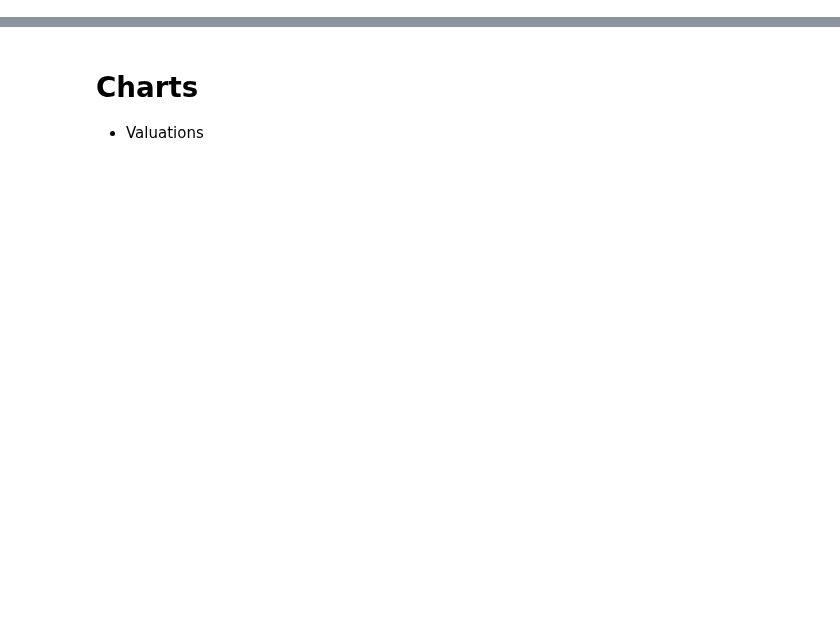
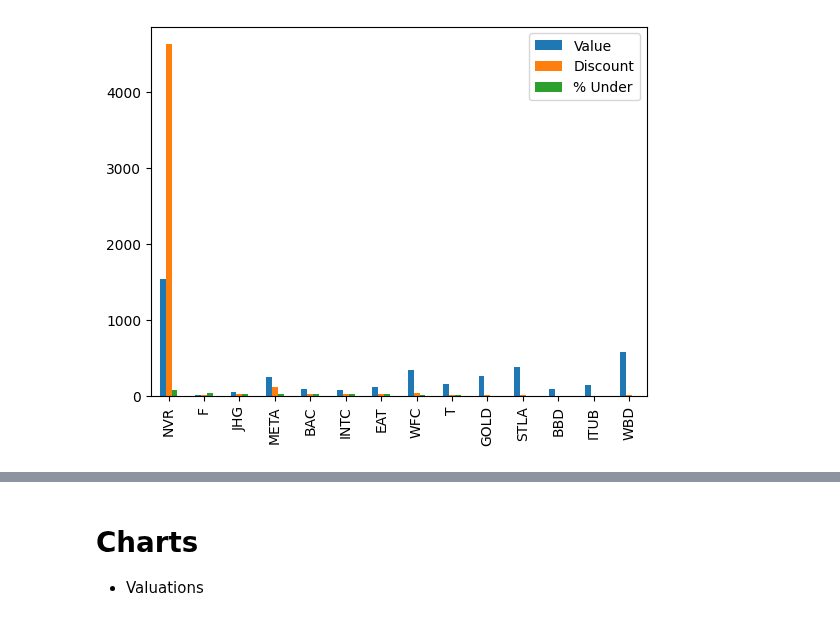
Before and after one commit to xitxat/FundamentalAnalysis, a Jupyter notebook: FA/ScrapeDCF.ipynb, the cells around one changed output, grey strips where cells are left out. Saved outputs shown, nothing was run; the diff lists cells and outputs as text; code cells hidden in the pictures; blank space fills up the shorter version.

```diff
--- a/FA/ScrapeDCF.ipynb
+++ b/FA/ScrapeDCF.ipynb
@@ -413,0 +474,20 @@ df_Value
+# %%
+from pretty_html_table import build_table
+
+
+html_table_blue_light = build_table(df_html, 'blue_light',
+                        padding="10",
+                        index=True,)
+
+
+
+# Plot
+ax = df_html.plot.bar()
+fig = ax.get_figure()
+fig.savefig('plot.svg')
+
+# Save to html file
+with open('pretty_table.html', 'w') as f:
+    f.write(html_table_blue_light, html_B)
+# %% [output]
+[figure, added]
```
Also changed, not shown: parts of 31 cells of this notebook, 13 other files.
